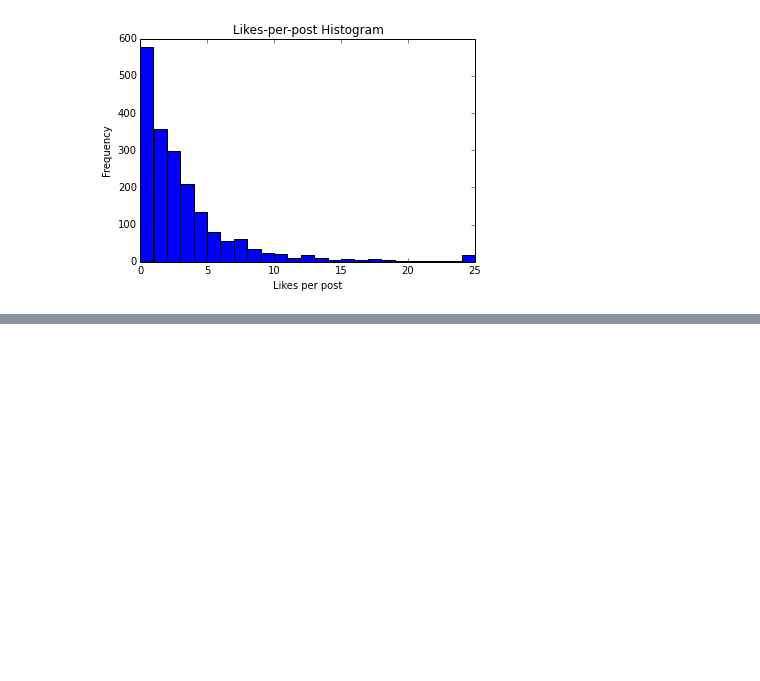
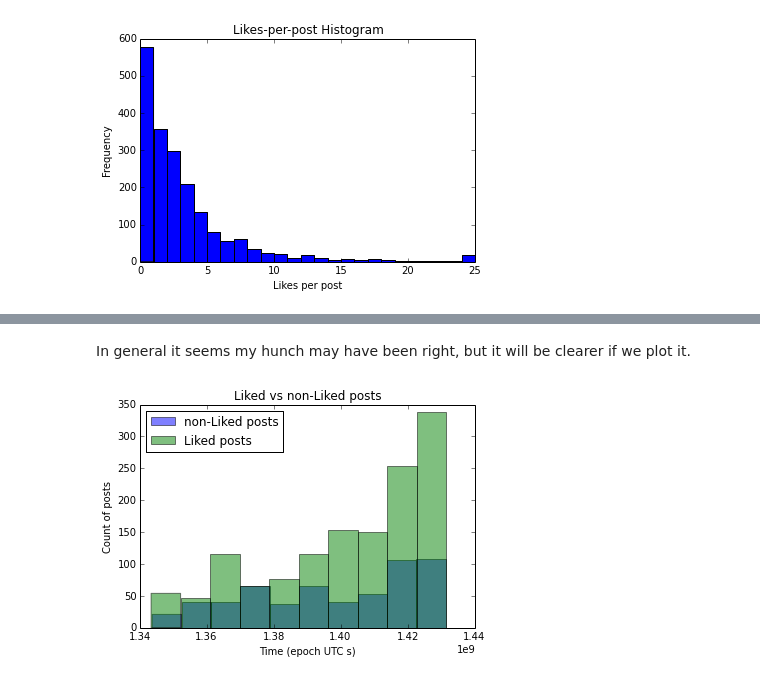
Before and after one commit to BigDataMalaysia/bigdatamy_fb_group_analysis, a Jupyter notebook: Getting Meta with Big Data Malaysia.ipynb, the cells around one changed output, grey strips where cells are left out. Saved outputs shown, nothing was run; the diff lists cells and outputs as text; code cells hidden in the pictures; blank space fills up the shorter version.

```diff
--- a/Getting Meta with Big Data Malaysia.ipynb
+++ b/Getting Meta with Big Data Malaysia.ipynb
@@ -197,0 +209,24 @@ TODO:
+# %%
+import datetime
+import dateutil
+import pytz
+
+def epoch_utc_s(date_string):
+    dt_local = dateutil.parser.parse(str(date_string))
+    dt_utc = dt_local.astimezone(pytz.utc)
+    nineteenseventy = datetime.datetime(1970,1,1)
+    epoch_utc = dt_utc.replace(tzinfo=None) - nineteenseventy
+    return int(epoch_utc.total_seconds())
+
+posts_without_likes = [data for data in big_data if 'likes' not in data]
+posts_with_likes = [data for data in big_data if 'likes' in data]
+timestamps_of_posts_without_likes = [epoch_utc_s(post['created_time']) for post in posts_without_likes]
+timestamps_of_posts_with_likes = [epoch_utc_s(post['created_time']) for post in posts_with_likes]
+
+import numpy
+median_epoch_liked = int(numpy.median(timestamps_of_posts_with_likes))
+median_epoch_non_liked = int(numpy.median(timestamps_of_posts_without_likes))
+print "Median timestamp of posts without likes: {} ({})".format(datetime.datetime.fromtimestamp(median_epoch_non_liked),
+                                                                median_epoch_non_liked)
+print "Median timestamp of posts with likes: {} ({})".format(datetime.datetime.fromtimestamp(median_epoch_liked),
+                                                             median_epoch_liked)
@@ -197,0 +236,12 @@ TODO:
+# %% [markdown]
+In general it seems my hunch may have been right, but it will be clearer if we plot it.
+# %%
+plt.hist(timestamps_of_posts_without_likes, alpha=0.5, label='non-Liked posts')
+plt.hist(timestamps_of_posts_with_likes, alpha=0.5, label='Liked posts')
+plt.title("Liked vs non-Liked posts")
+plt.xlabel("Time (epoch UTC s)")
+plt.ylabel("Count of posts")
+plt.legend(loc='upper left')
+plt.show()
+# %% [output]
+[figure, added]
```
Also changed, not shown: parts of 11 cells of this notebook.
